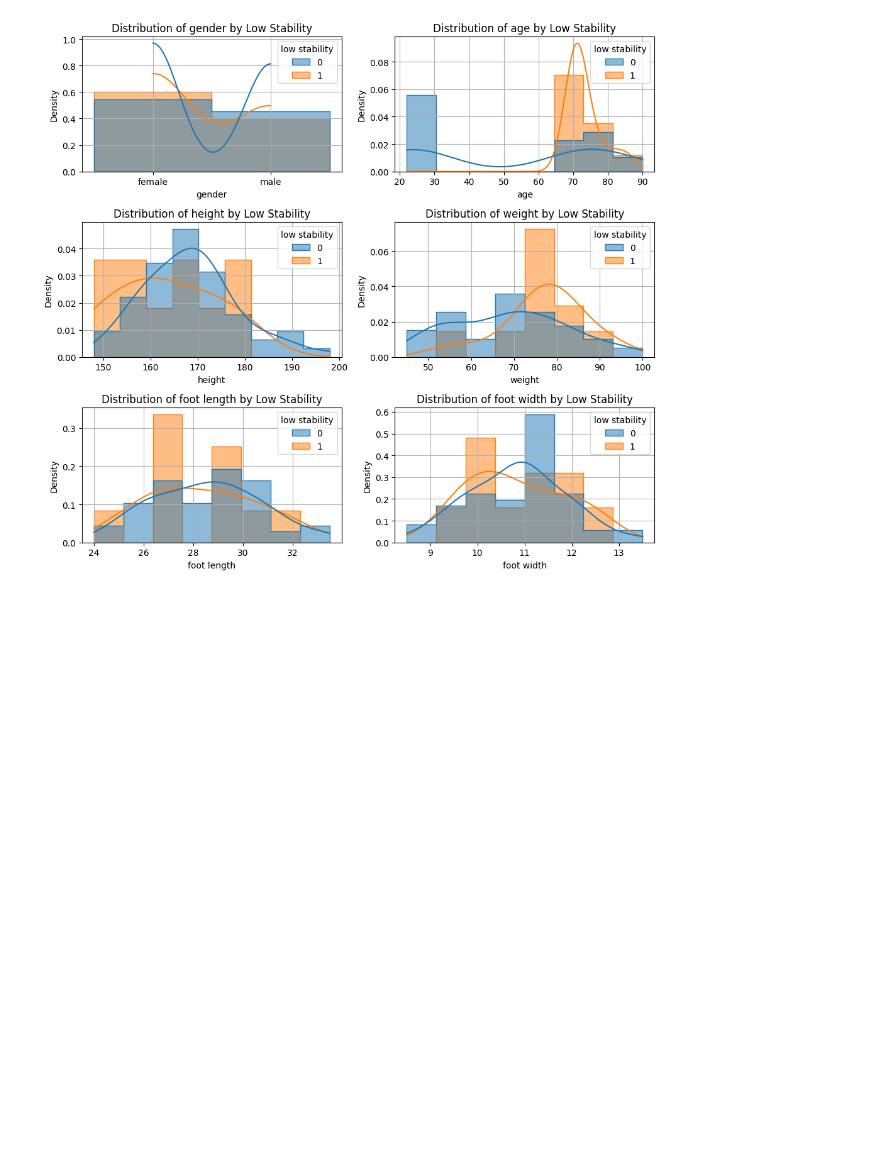
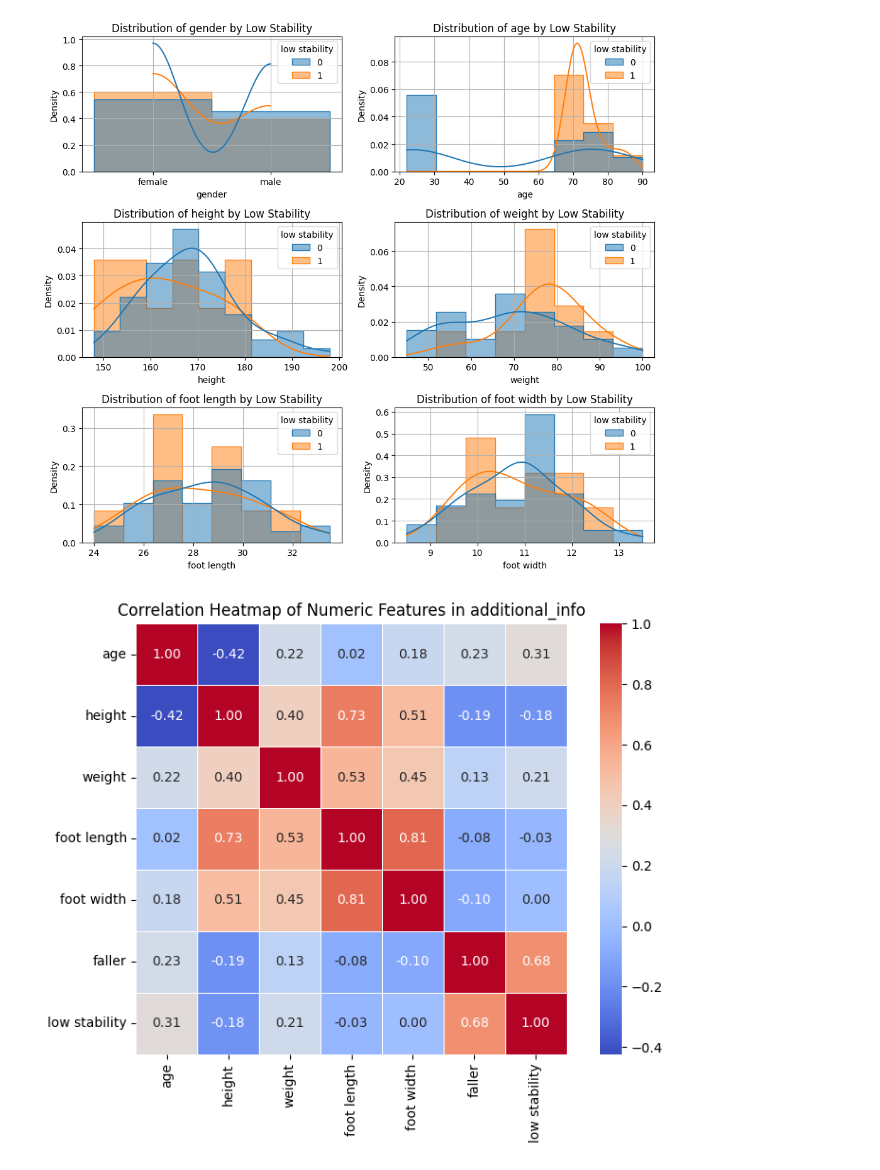
Before and after one commit to shahafgev/fall_risk_analysis, a Jupyter notebook: notebooks/additional_info_bias.ipynb, the cells around one changed output. Cells and saved outputs as stored; diff of their text form; code cells hidden in the pictures; blank space fills up the shorter version.

```diff
--- a/notebooks/additional_info_bias.ipynb
+++ b/notebooks/additional_info_bias.ipynb
@@ -124,3 +120,22 @@ plt.tight_layout()
 plt.show()
 # %% [output]
 [figure]
+# %%
+# Select only numeric columns
+numeric_df = additional_info.select_dtypes(include='number')
+
+# Compute the correlation matrix
+corr_matrix = numeric_df.corr()
+
+# Set up the matplotlib figure
+plt.figure(figsize=(8, 6))
+
+# Draw the heatmap
+sns.heatmap(corr_matrix, annot=True, fmt=".2f", cmap="coolwarm", square=True, linewidths=0.5)
+
+# Title and layout
+plt.title("Correlation Heatmap of Numeric Features in additional_info")
+plt.tight_layout()
+plt.show()
+# %% [output]
+[figure, added]
```
Also changed, not shown: parts of 1 cell of this notebook, 5 other files.
